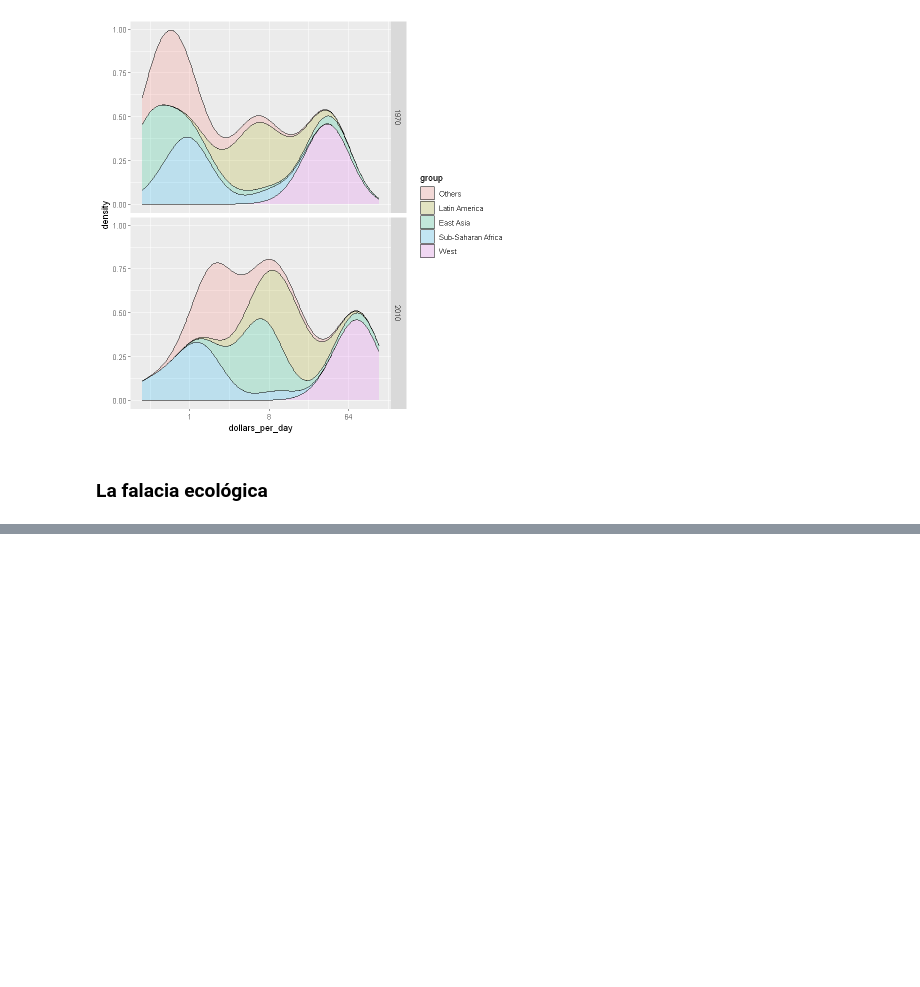
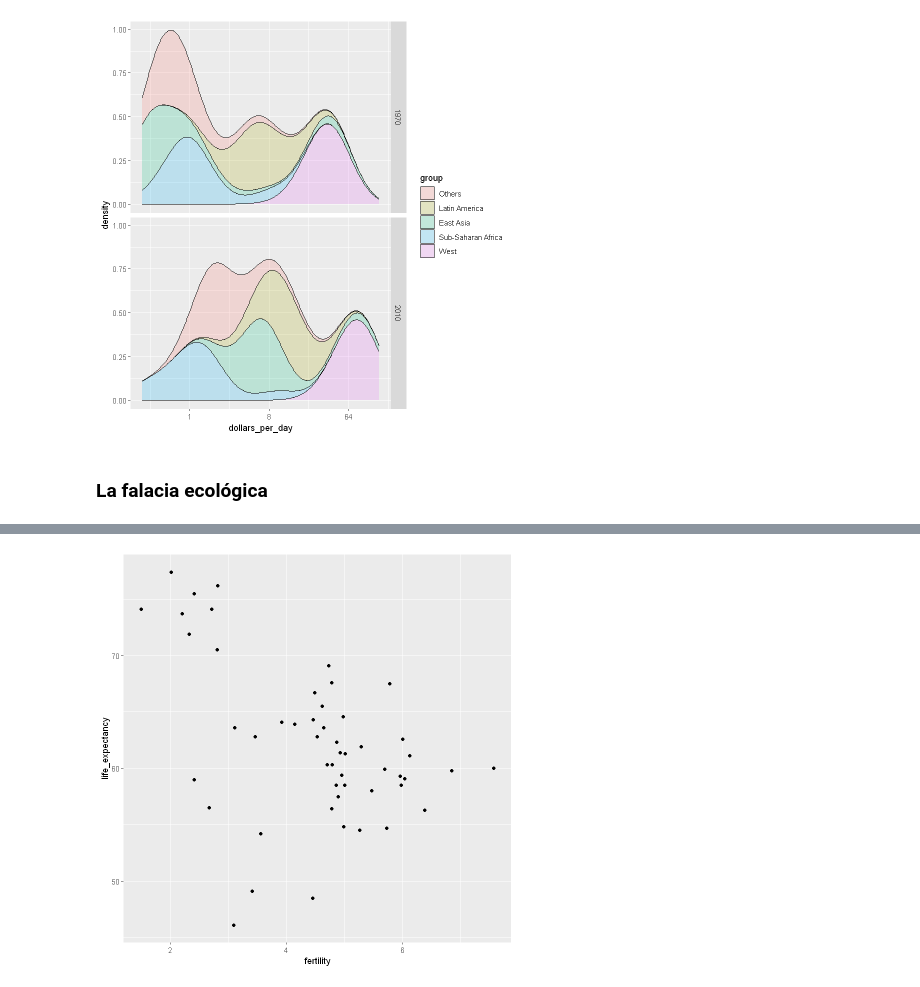
Before and after one commit to RaymundoSGlz/Data-Visualization, a Jupyter notebook: Gapminder.ipynb, the cells around one changed output, grey strips where cells are left out. Saved outputs shown, nothing was run; the diff lists cells and outputs as text; code cells hidden in the pictures; blank space fills up the shorter version.

```diff
--- a/Gapminder.ipynb
+++ b/Gapminder.ipynb
@@ -491,0 +584,4 @@ gapminder %>%
+# %%
+source("./Scripts/3/Ejercicio1.r", print.eval = TRUE)
+# %% [output]
+[figure, added]
```
Also changed, not shown: parts of 35 cells of this notebook, 14 other files.
